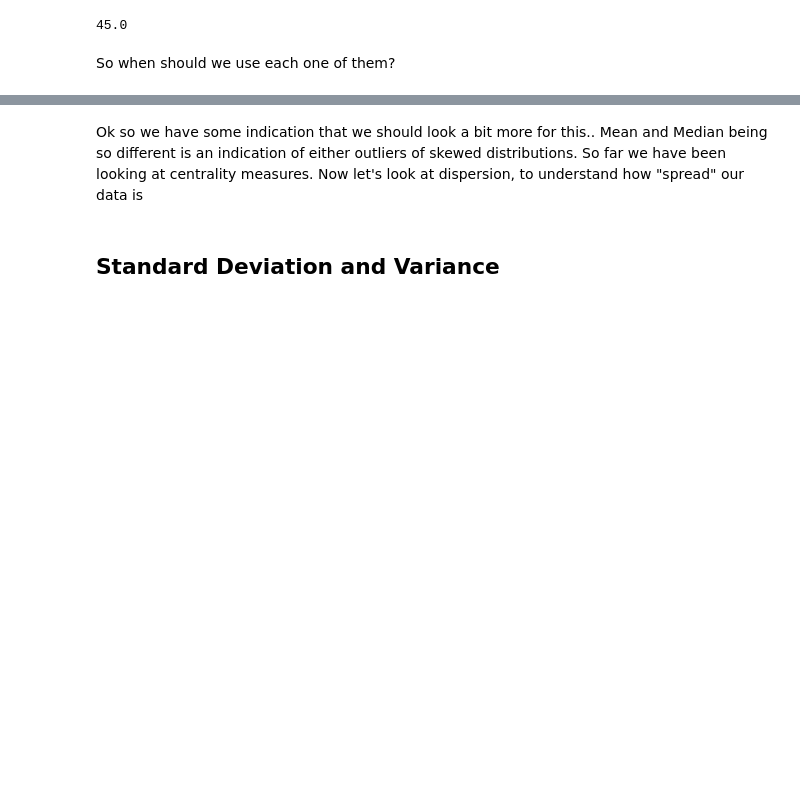
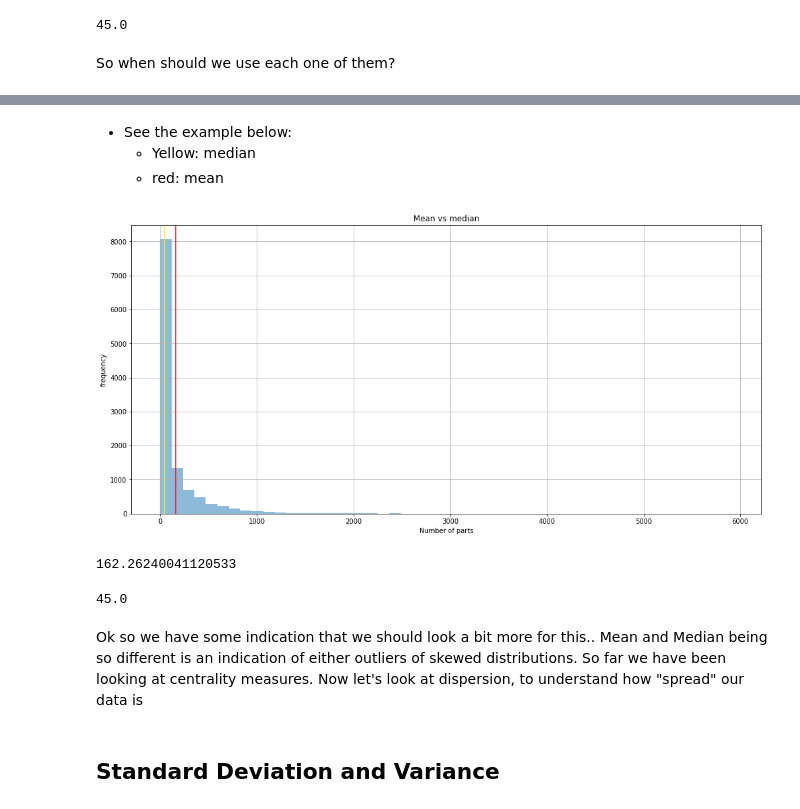
Before and after one commit to LDSSA/bootcamp, a Jupyter notebook: lu5-basic-stats/lu5-examples.ipynb, the cells around one changed output, grey strips where cells are left out. Cells and saved outputs as stored; diff of their text form; code cells hidden in the pictures; blank space fills up the shorter version.

```diff
--- a/lu5-basic-stats/lu5-examples.ipynb
+++ b/lu5-basic-stats/lu5-examples.ipynb
@@ -100,3 +104,19 @@ So when should we use each one of them?
+# %% [markdown]
+* See the example below:
+    * Yellow: median
+    * red: mean
+# %%
+plot_mean_vs_median_hist(lego)
+# %% [output]
+[figure, added]
+# %%
+lego.num_parts.mean()
+# %% [output]
+162.26240041120533
+# %%
+lego.num_parts.median()
+# %% [output]
+45.0
 # %% [markdown]
 Ok so we have some indication that we should look a bit more for this.. Mean and Median being so different is an indication of either outliers of skewed distributions. So far we have been looking at centrality measures. Now let's look at dispersion, to understand how "spread" our data is
 # %% [markdown]
```
Also changed, not shown: parts of 100 cells of this notebook, 6 other files.
